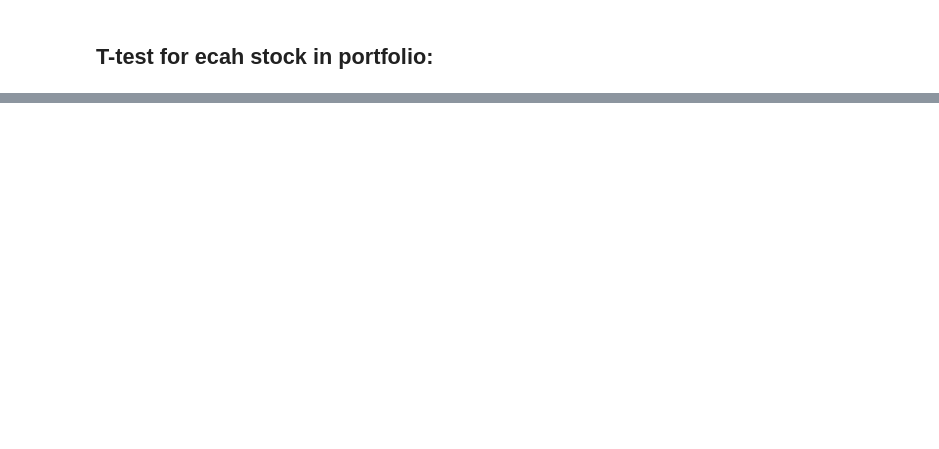
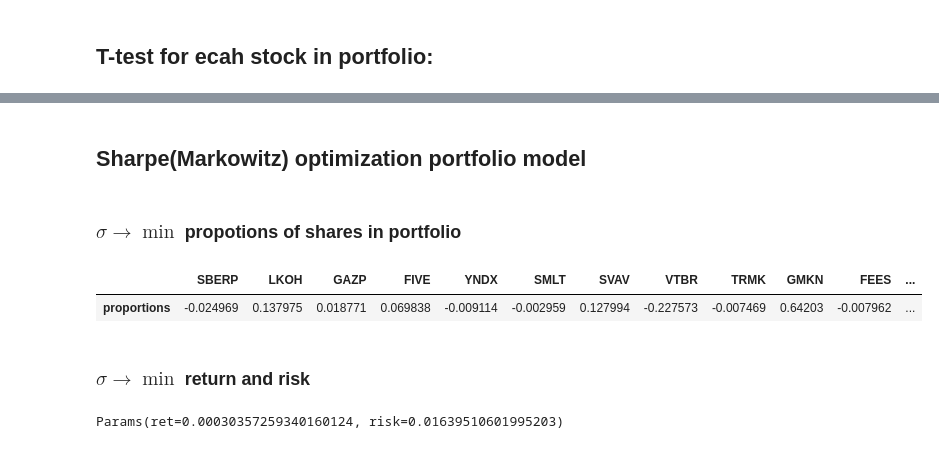
Before and after one commit to DefaultMaxim/event-study-methodology, a Jupyter notebook: example.ipynb, the cells around one changed output, grey strips where cells are left out. Cells and saved outputs as stored; diff of their text form; code cells hidden in the pictures; blank space fills up the shorter version.

Commit message:
add sharpe model example

```diff
--- a/example.ipynb
+++ b/example.ipynb
@@ -174 +179,22 @@ SMLT
 ... (17 outputs left out)
+# %% [markdown]
+## Sharpe(Markowitz) optimization portfolio model
+# %%
+portfolio = close.iloc[:, :-1] # no include market
+
+min_risk = min_risk_portfolio_model(portfolio=portfolio)
+
+max_sharpe = max_sharpe_rate_portfolio(portfolio=portfolio)
+# %% [markdown]
+### $\sigma \to \min$ propotions of shares in portfolio
+# %%
+min_risk[0]
+# %% [output]
+|  | SBERP | LKOH | GAZP | FIVE | YNDX | SMLT | SVAV | VTBR | TRMK | GMKN | FEES | ... |
+| proportions | -0.024969 | 0.137975 | 0.018771 | 0.069838 | -0.009114 | -0.002959 | 0.127994 | -0.227573 | -0.007469 | 0.64203 | -0.007962 | ... |
+# %% [markdown]
+### $\sigma \to \min$ return and risk
+# %%
+min_risk[1]
+# %% [output]
+Params(ret=0.00030357259340160124, risk=0.01639510601995203)
```
Also changed, not shown: parts of 9 cells of this notebook.
